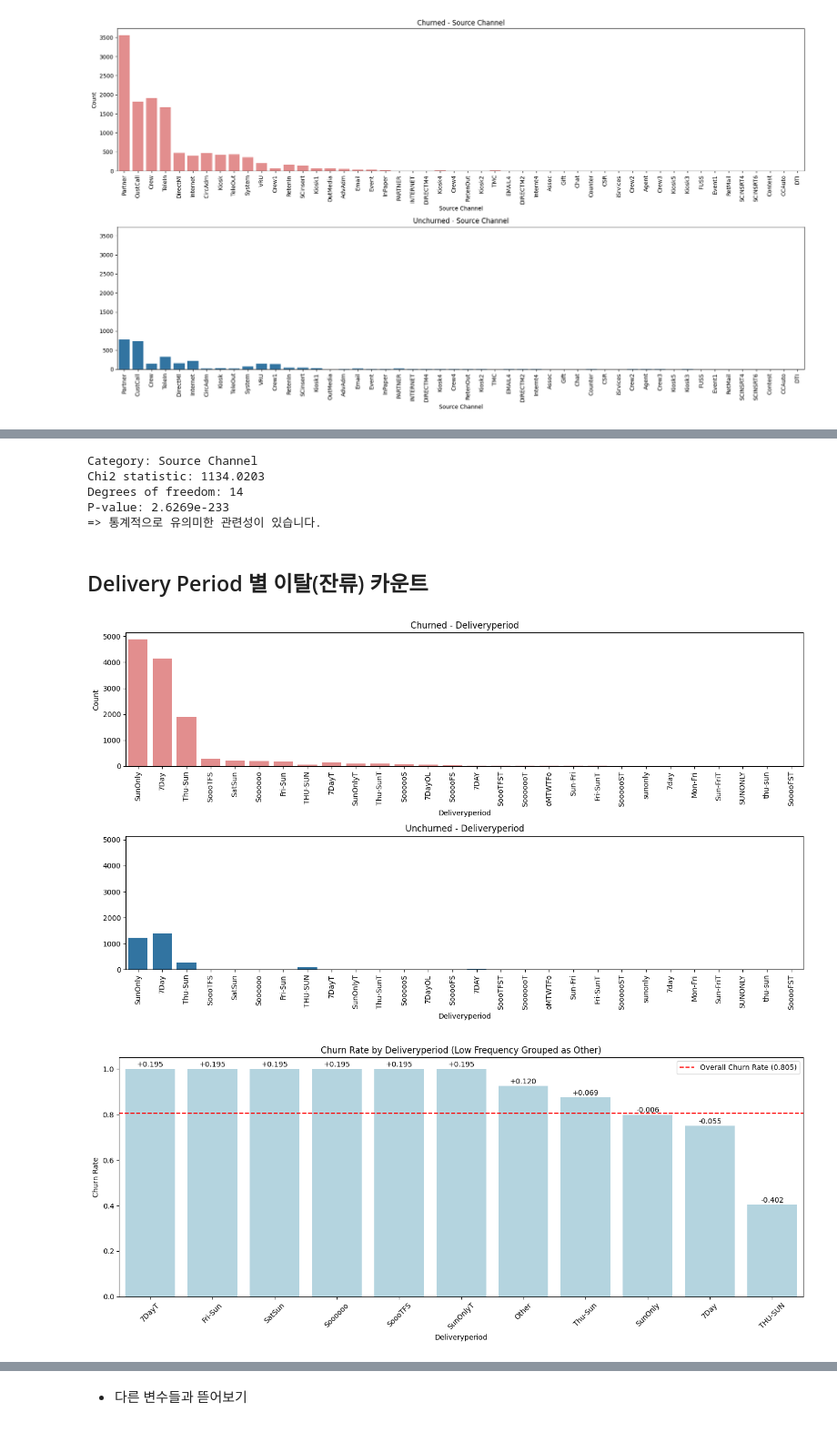
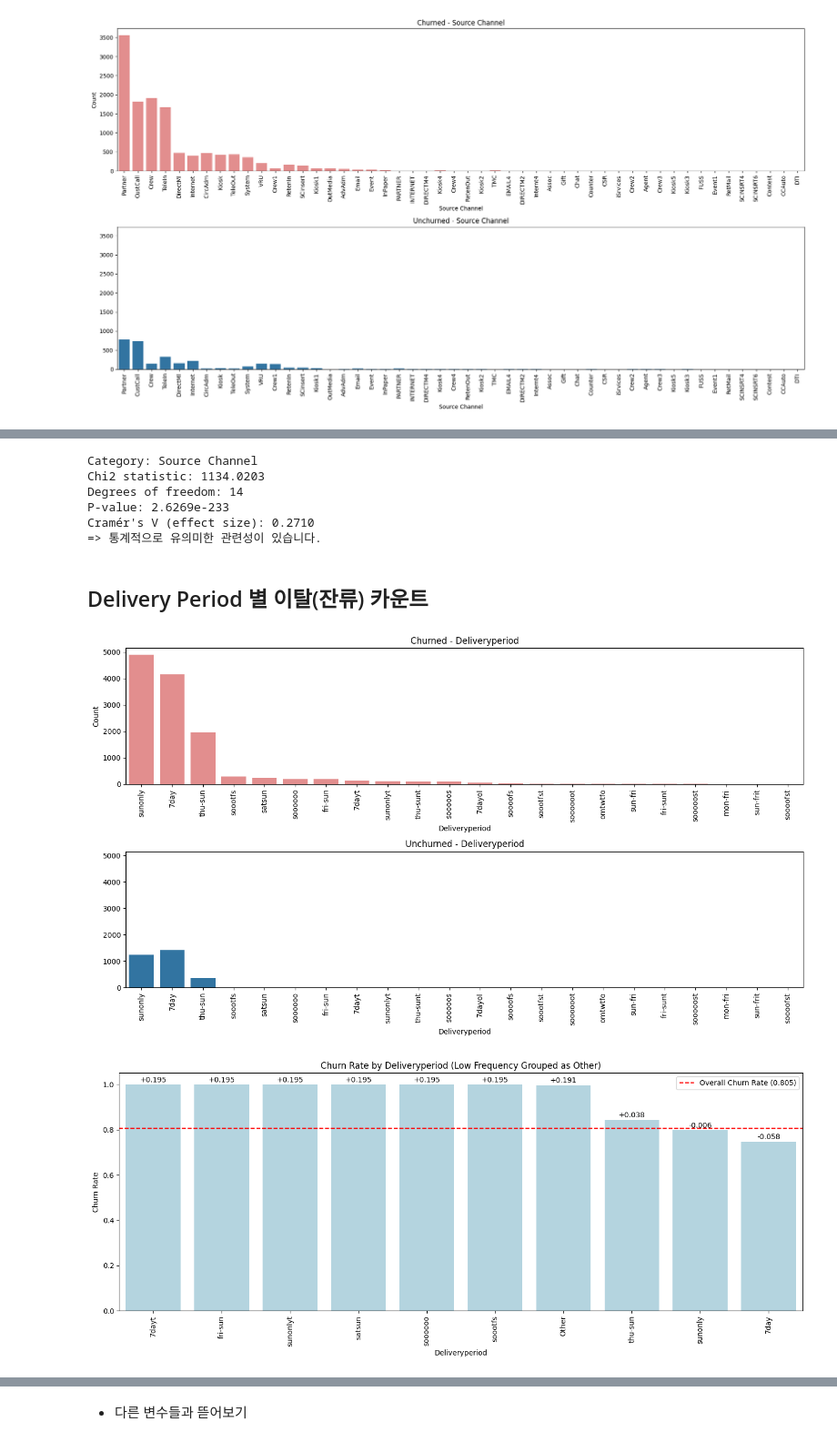
Before and after one commit to SKNETWORKS-FAMILY-AICAMP/SKN17-2nd-5Team, a Jupyter notebook: preprocessing_dh.ipynb, the cells around one changed output, grey strips where cells are left out. Shown at 91% size. Saved outputs shown, nothing was run; the diff lists cells and outputs as text; code cells hidden in the pictures.

```diff
--- a/preprocessing_dh.ipynb
+++ b/preprocessing_dh.ipynb
@@ -211,0 +208,3 @@ Language == 'unknown'인 행 수: 977
+# %%
+newspaper_df['Deliveryperiod'] = newspaper_df['Deliveryperiod'].astype(str).str.lower()
+newspaper_df['Deliveryperiod'].unique()
@@ -391,5 +262,5 @@ newspaper_df.columns.to_list()
 # %%
-newspaper_df.drop(['SubscriptionID', 'HH Income', 'Age range', 'State', 'Zip Code', 'Address', 'Subscriber'], axis=1, inplace=True)
+newspaper_df.drop(['SubscriptionID', 'State', 'Zip Code', 'Address', 'Subscriber'], axis=1, inplace=True)
 # 최종 확인
 newspaper_df.info()
 # %% [output]
@@ -714,35 +665,12 @@ plot_churn_rate_difference(df_source_grouped, 'Source Channel', 'Churn Rate by S
 # %%
-# 'Source Channel'에서 빈도가 100 미만인 범주 'Other'로 묶는 함수 (이미 정의되어 있다면 생략)
-def group_low_freq_categories(df, col, threshold):
-    counts = df[col].value_counts()
-    to_replace = counts[counts < threshold].index
-    df_copy = df.copy()
-    df_copy[col] = df_copy[col].apply(lambda x: 'Other' if x in to_replace else x)
-    return df_copy
-
-# 카이제곱 독립성 검정 함수
-def chi2_test_on_category(df, category_col):
-    contingency = pd.crosstab(df[category_col], df['is_churned'])
-    chi2, p, dof, expected = chi2_contingency(contingency)
-    print(f"Category: {category_col}")
-    print(f"Chi2 statistic: {chi2:.4f}")
-    print(f"Degrees of freedom: {dof}")
-    print(f"P-value: {p:.4e}")
-    if p < 0.05:
-        print("=> 통계적으로 유의미한 관련성이 있습니다.\n")
-    else:
-        print("=> 통계적으로 유의미한 관련성이 없습니다.\n")
-
-# 'Source Channel' 범주 묶기
 df_source_grouped = group_low_freq_categories(newspaper_df, 'Source Channel', 100)
-
-# 카이제곱 검정 실행
 chi2_test_on_category(df_source_grouped, 'Source Channel')
 # %% [output]
 Category: Source Channel
 Chi2 statistic: 1134.0203
 Degrees of freedom: 14
 P-value: 2.6269e-233
+Cramér's V (effect size): 0.2710
 => 통계적으로 유의미한 관련성이 있습니다.
 # %% [markdown]
 ## Delivery Period 별 이탈(잔류) 카운트
@@ -764,49 +692,9 @@ axes[1].tick_params(axis='x', rotation=90)
 plt.tight_layout()
 plt.show()
 # %% [output]
-[figure, old version]
+[figure, new version]
 # %%
-overall_churn_rate = newspaper_df['is_churned'].mean()
-min_count_threshold = 100  # 필요시 조절 가능
-
-def group_low_freq_categories(df, col, threshold):
-    counts = df[col].value_counts()
-    to_replace = counts[counts < threshold].index
-    df_copy = df.copy()
-    df_copy[col] = df_copy[col].apply(lambda x: 'Other' if x in to_replace else x)
-    return df_copy
-
-def plot_churn_rate_difference(df, category_col, title):
-    churn_rate_by_cat = df.groupby(category_col)['is_churned'].mean()
-    count_by_cat = df[category_col].value_counts()
-    diff_from_mean = churn_rate_by_cat - overall_churn_rate
-
-    result_df = pd.DataFrame({
-        'Churn Rate': churn_rate_by_cat,
-        'Difference from Mean': diff_from_mean,
-        'Count': count_by_cat
-    }).sort_values(by='Churn Rate', ascending=False).reset_index()
-
-    fig, ax = plt.subplots(figsize=(14, 6))
-    sns.barplot(data=result_df, x=category_col, y='Churn Rate', ax=ax, color='lightblue')
-    ax.axhline(overall_churn_rate, color='red', linestyle='--', label=f'Overall Churn Rate ({overall_churn_rate:.3f})')
-    ax.set_ylabel('Churn Rate')
-    ax.set_xlabel(category_col)
-    ax.set_title(title)
-    ax.tick_params(axis='x', rotation=45)
-
-    for i, diff in enumerate(result_df['Difference from Mean']):
-        ax.text(i, result_df['Churn Rate'].iloc[i] + 0.01,
-                f"{diff:+.3f}", ha='center', color='black')
-
-    ax.legend()
-    plt.tight_layout()
-    plt.show()
-
-# 'Deliveryperiod' 변수에서 빈도 낮은 범주는 'Other'로 묶기
 df_delivery_grouped = group_low_freq_categories(newspaper_df, 'Deliveryperiod', min_count_threshold)
-
-# 시각화 실행
 plot_churn_rate_difference(df_delivery_grouped, 'Deliveryperiod', 'Churn Rate by Deliveryperiod (Low Frequency Grouped as Other)')
 # %% [output]
-[figure, old version]
+[figure, new version]
```
Also changed, not shown: parts of 87 cells of this notebook.
